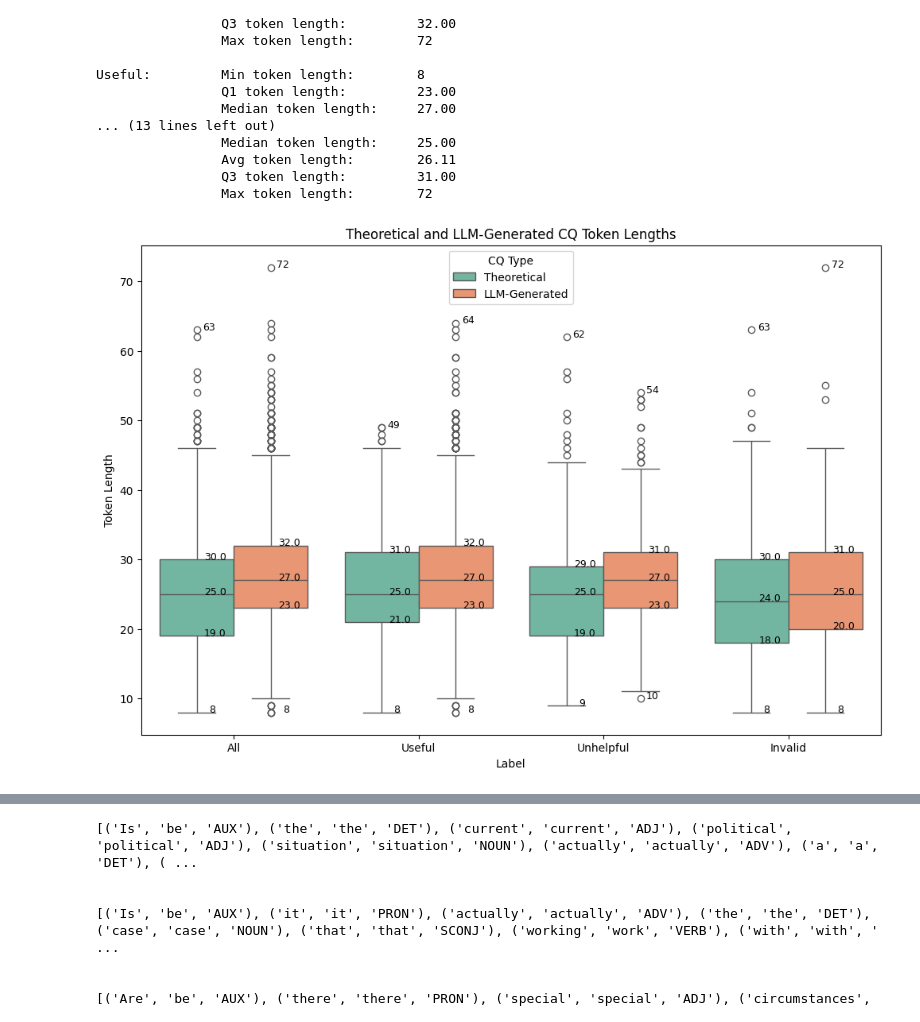
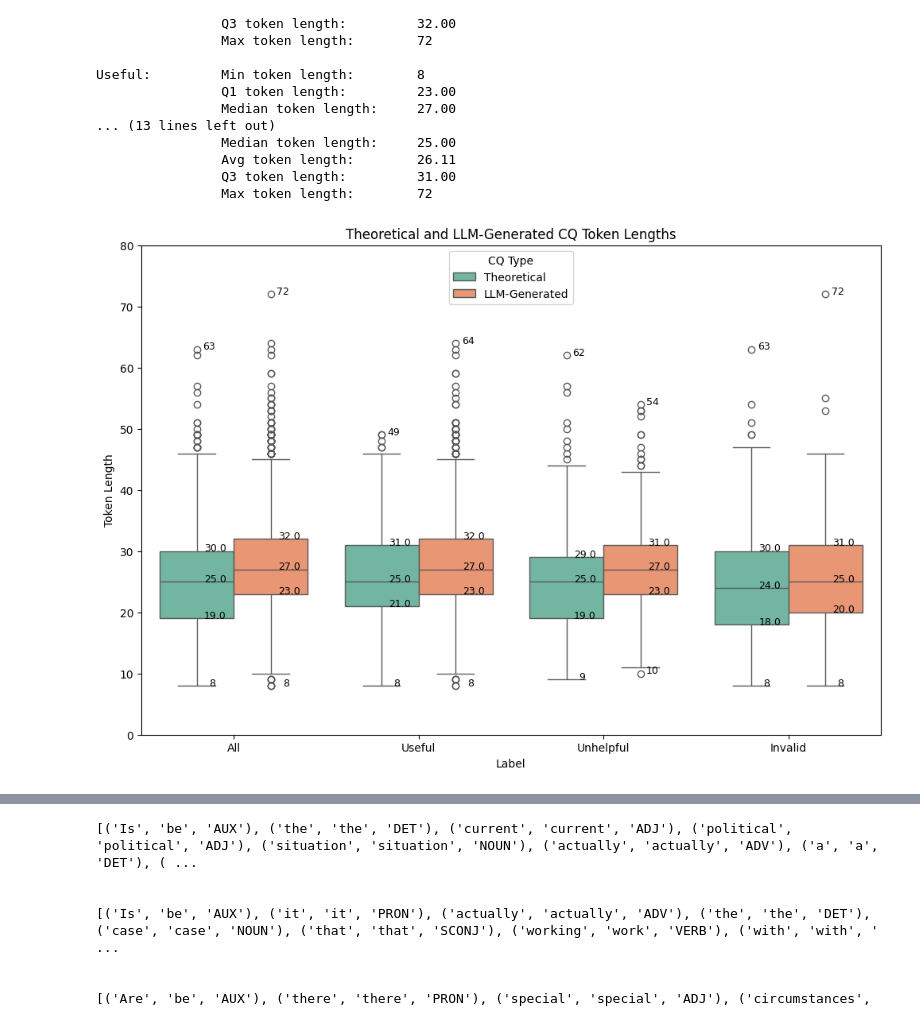
Before and after one commit to Ggenoni/ArgMining, a Jupyter notebook: validation_stats.ipynb, the cells around one changed output, grey strips where cells are left out. Saved outputs shown, nothing was run; the diff lists cells and outputs as text; code cells hidden in the pictures.

```diff
--- a/validation_stats.ipynb
+++ b/validation_stats.ipynb
@@ -896,31 +896,32 @@ data = [
 df = pd.DataFrame(
     [(length, category, source) for lengths, category, source in data for length in lengths],
     columns=["Token Length", "Category", "Source"]
 )
 
 plt.figure(figsize=(12, 8))
 ax = sns.boxplot(x="Category", y="Token Length", hue="Source", data=df, palette="Set2")
 
 for i, (token_lengths, category, source) in enumerate(data):
     q1 = np.percentile(token_lengths, 25)
     median = np.median(token_lengths)
     q3 = np.percentile(token_lengths, 75)
     min_val = np.min(token_lengths)
     max_val = np.max(token_lengths)
 
     x_pos = i % 4 - (-0.3 if source == "LLM-Generated" else 0.1)
 
     ax.text(x_pos, min_val, f"{min_val}", horizontalalignment='right', size=9)
     ax.text(x_pos, q1, f"{q1:.1f}", horizontalalignment='center', size=9)
     ax.text(x_pos, median, f"{median:.1f}", horizontalalignment='center', size=9)
     ax.text(x_pos, q3, f"{q3:.1f}", horizontalalignment='center', size=9)
     ax.text(x_pos, max_val, f"{max_val}", horizontalalignment='right', size=9)
 
 plt.title("Theoretical and LLM-Generated CQ Token Lengths")
 plt.xlabel("Label")
 plt.ylabel("Token Length")
 plt.legend(title="CQ Type")
+plt.ylim(0, 80)
 
 plt.show()
 # %% [output]
-[figure, old version]
+[figure, new version]
```
Also changed, not shown: parts of 9 cells of this notebook.
